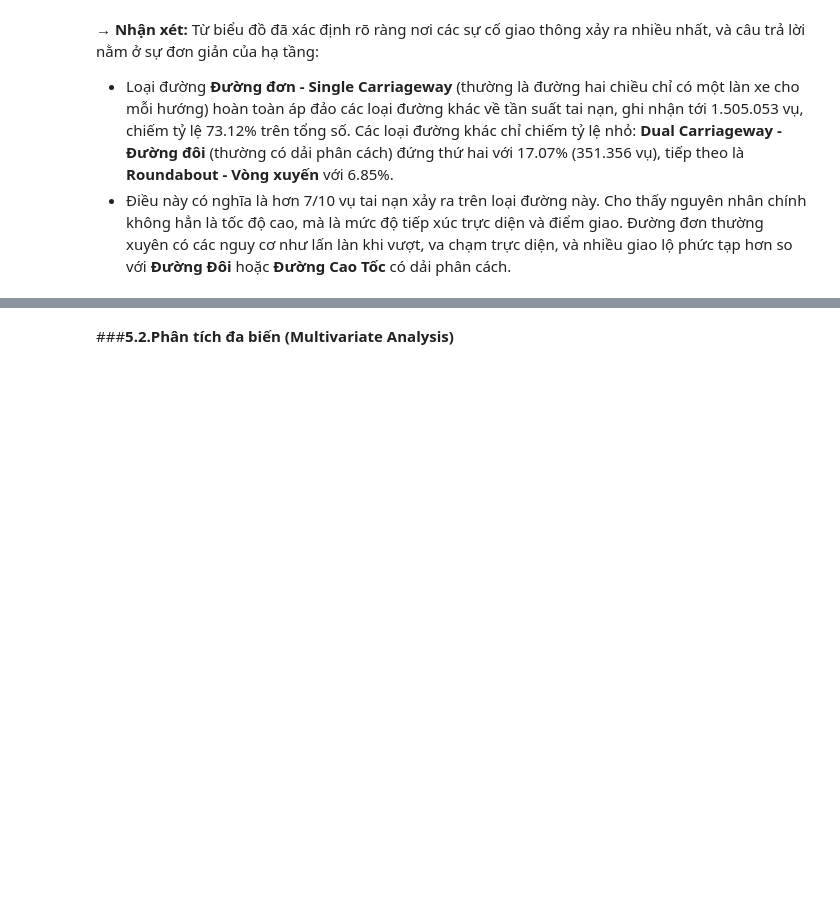
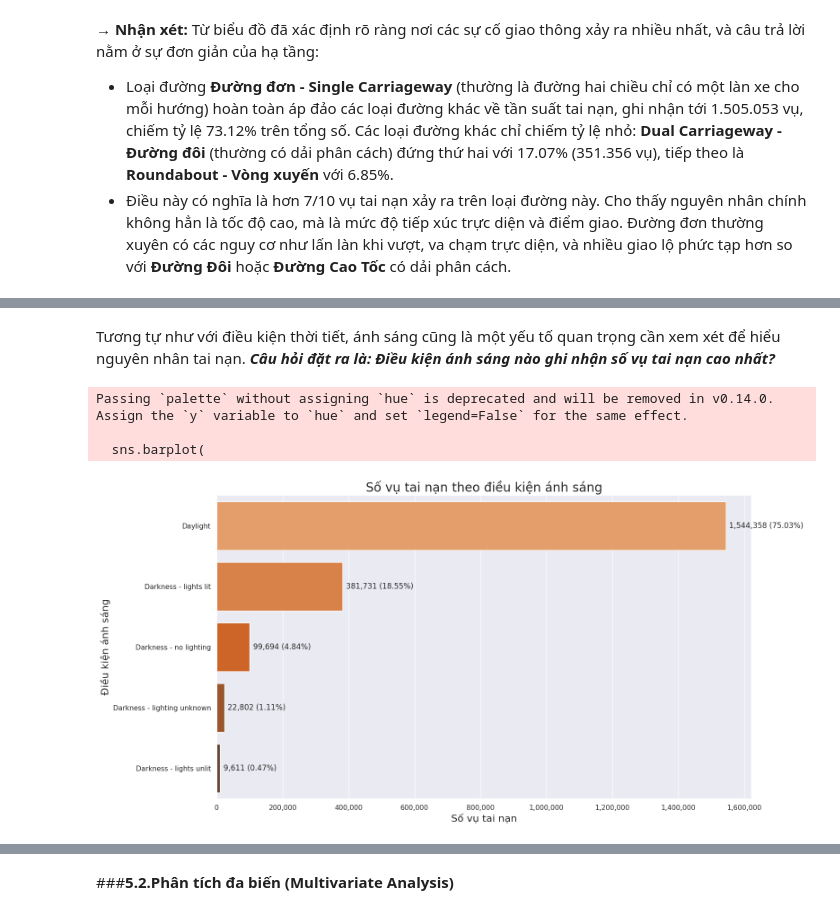
Before and after one commit to mihhwiNick/DA_project, a Jupyter notebook: UK_Road_Traffic_Accident_DA.ipynb, the cells around one changed output, grey strips where cells are left out. Saved outputs shown, nothing was run; the diff lists cells and outputs as text; code cells hidden in the pictures; blank space fills up the shorter version.

```diff
--- a/UK_Road_Traffic_Accident_DA.ipynb
+++ b/UK_Road_Traffic_Accident_DA.ipynb
@@ -1340,0 +1411,44 @@ plt.show()
+# %% [markdown]
+Tương tự như với điều kiện thời tiết, ánh sáng cũng là một yếu tố quan trọng cần xem xét để hiểu nguyên nhân tai nạn. ***Câu hỏi đặt ra là: Điều kiện ánh sáng nào ghi nhận số vụ tai nạn cao nhất?***
+# %%
+light_series = merged_data['Light_Conditions'].fillna('Unknown')
+light_counts = light_series.value_counts()
+light_df = light_counts.reset_index()
+light_df.columns = ['Light', 'Accident_Count']
+
+total_light = light_df['Accident_Count'].sum()
+light_df = light_df.sort_values('Accident_Count', ascending=False)
+
+plt.figure(figsize=(16, 8))
+
+# Vẽ horizontal bar chart
+sns.barplot(
+    x='Accident_Count',
+    y='Light',
+    data=light_df,
+    palette='Oranges_d',
+    order=light_df['Light']
+)
+
+plt.title("Số vụ tai nạn theo điều kiện ánh sáng", fontsize=20)
+plt.xlabel("Số vụ tai nạn", fontsize=16)
+plt.ylabel("Điều kiện ánh sáng", fontsize=16)
+plt.gca().xaxis.set_major_formatter(plt.FuncFormatter(lambda x, _: f'{int(x):,}'))
+
+# Ghi số + phần trăm trên từng cột
+for index, row in light_df.iterrows():
+    plt.text(
+        row['Accident_Count'] + total_light*0.005,
+        index,
+        f"{row['Accident_Count']:,} ({row['Accident_Count']/total_light:.2%})",
+        va='center',
+        fontsize=12
+    )
+
+plt.tight_layout()
+plt.show()
+# %% [output]
+Passing `palette` without assigning `hue` is deprecated and will be removed in v0.14.0. Assign the `y` variable to `hue` and set `legend=False` for the same effect.
+
+  sns.barplot(
+[figure, added]
```
Also changed, not shown: parts of 14 cells of this notebook.
